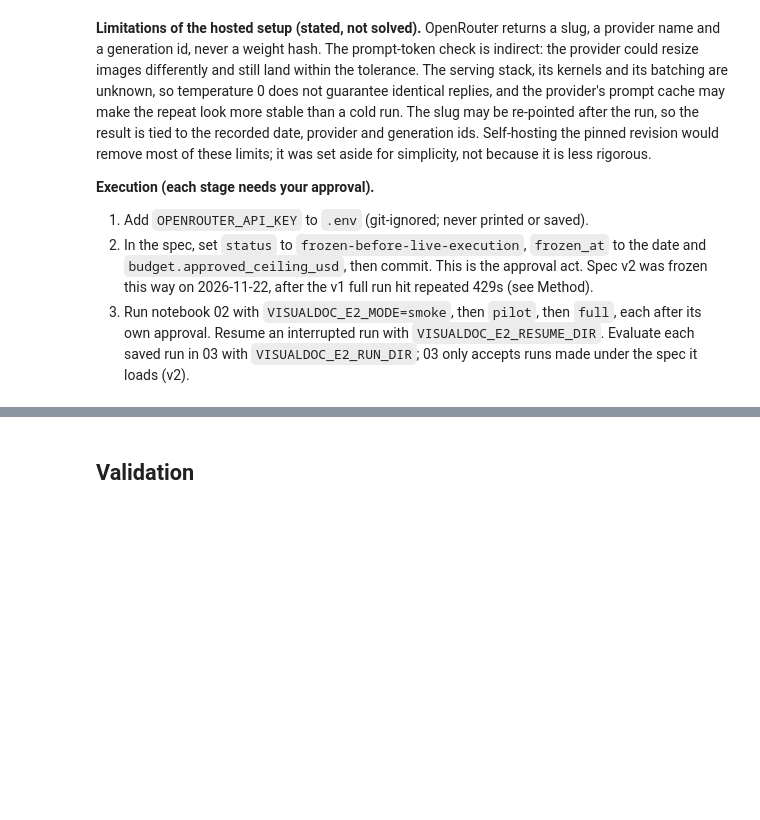
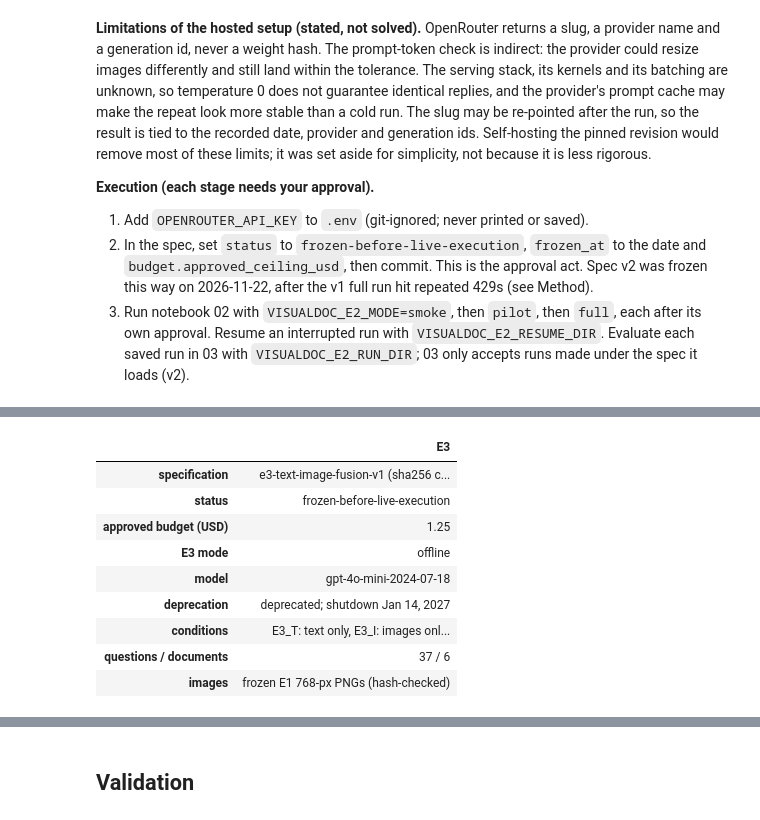
Before and after one commit to ROUSenghak/Multimodal-Document-Intelligence, a Jupyter notebook: notebooks/02_question_answering.ipynb, the cells around one changed output, grey strips where cells are left out. Drawn from its saved outputs; the diff is of its cells as text; code cells hidden in the pictures; blank space fills up the shorter version.

```diff
--- a/notebooks/02_question_answering.ipynb
+++ b/notebooks/02_question_answering.ipynb
@@ -2901,0 +2961,68 @@ Planned calls: smoke 2, pilot 18, full 113. Spec status: 'frozen-before-live-exe
+# %%
+# E3 configuration: read from the tracked specification only. Nothing here depends on an E3 outcome.
+E3_SPEC_PATH = PROJECT_ROOT / "experiments" / "specs" / "e3_text_image_fusion_v1.json"
+assert E3_SPEC_PATH.is_file(), "E3 specification missing: experiments/specs/e3_text_image_fusion_v1.json"
+E3_SPEC_BYTES = E3_SPEC_PATH.read_bytes()
+E3_SPEC_SHA256 = hashlib.sha256(E3_SPEC_BYTES).hexdigest()
+E3_SPEC = json.loads(E3_SPEC_BYTES)
+E3_MODE = os.getenv("VISUALDOC_E3_MODE", "offline")
+assert E3_MODE in {"offline", "smoke", "pilot", "full"}, "VISUALDOC_E3_MODE must be offline, smoke, pilot or full"
+E3_FROZEN_SPEC = E3_SPEC["status"] == "frozen-before-live-execution"
+E3_MODEL, E3_PROMPT, E3_EXECUTION, E3_POPULATION = (E3_SPEC[key] for key in ("model", "prompt", "execution", "population"))
+E3_PARAMETERS = E3_SPEC["generation"]["request_parameters"]
+E3_PROCESSED_DIR = PROCESSED_DIR / "e3"
+E3_PROCESSED_DIR.mkdir(parents=True, exist_ok=True)
+E3_RUNS_DIR = PROJECT_ROOT / "experiments" / "runs" / "e3"
+E3_FROZEN_DIR = PROJECT_ROOT / "experiments" / "frozen" / "e3"  # filled only after an independently validated full run, never by this notebook
+
+# The frozen E1 run supplies the 768-px image hashes and GPT-4o-mini's repeat margin: check its bytes before using any of it.
+E3_E1_RUN = PROJECT_ROOT / E3_SPEC["comparator_files"]["frozen_e1_run_dir"]
+assert E3_E1_RUN.is_dir(), f"Frozen E1 run missing: {E3_E1_RUN}. Restore experiments/frozen/e1/ from git."
+for name, digest in E3_SPEC["comparator_files"]["frozen_e1_file_sha256"].items():
+    assert hashlib.sha256((E3_E1_RUN / name).read_bytes()).hexdigest() == digest, f"frozen E1 file changed: {name}"
+assert E3_SPEC["comparator_files"]["e1_spec_sha256"] == E1_SPEC_SHA256
+
+# Same population, pilot, smoke question, subgroup and documents as E1 and E2.
+E3_QIDS = E3_POPULATION["matched_qids"]
+assert E3_QIDS == E1_SPEC["population"]["matched_qids"] == E2_SPEC["population"]["matched_qids"] == matched_qids
+assert E3_POPULATION["excluded_context_qids"] == E1_SPEC["population"]["excluded_context_qids"]
+assert E3_POPULATION["documents"] == E1_SPEC["population"]["documents"]
+assert E3_EXECUTION["technical_smoke_qid"] == E1_SPEC["technical_smoke"]["qid"] and E3_EXECUTION["pilot_qids"] == E1_SPEC["pilot"]["qids"]
+assert E3_SPEC["subgroups_preregistered"]["visual_reading_qids"] == E1_SPEC["visual_reading_subgroup"]["qids"]
+assert e1_by_qid.loc[E3_QIDS, "answerable"].all(), "E3 holds answerable questions only"
+
+# Same model, image detail, generation parameters and prices as every GPT-4o-mini request of E0-E2.
+assert E3_MODEL["requested_snapshot"] == E1_SPEC["model"]["requested_snapshot"] == SETTINGS["model_name"]
+assert E3_MODEL["image_detail"] == SETTINGS["image_detail"] == E1_SPEC["model"]["image_detail"]
+assert E3_PARAMETERS == {"temperature": SETTINGS["temperature"], "max_completion_tokens": SETTINGS["max_output_tokens"],
+                         "response_format": {"type": "json_object"}}
+assert E3_MODEL["context_window_tokens"] == SETTINGS["context_window_tokens"]
+assert (E3_MODEL["input_usd_per_1m_tokens"], E3_MODEL["output_usd_per_1m_tokens"]) == (
+    SETTINGS["price_usd_per_1m_input_tokens"], SETTINGS["price_usd_per_1m_output_tokens"])
+assert {mode: spec["generations"] for mode, spec in E3_EXECUTION["modes"].items()} == {"offline": 0, "smoke": 3, "pilot": 27, "full": 151}
+
+E3_CONDITIONS = {name: condition["label"] for name, condition in E3_SPEC["design"]["conditions"].items()}
+assert list(E3_CONDITIONS) == ["E3_T", "E3_I", "E3_IT"]
+
+display(pd.Series({
+    "specification": f"{E3_SPEC['spec_id']} (sha256 {E3_SPEC_SHA256[:12]})",
+    "status": E3_SPEC["status"],
+    "approved budget (USD)": str(E3_SPEC["budget"]["approved_ceiling_usd"]),
+    "E3 mode": E3_MODE,
+    "model": E3_MODEL["requested_snapshot"],
+    "deprecation": E3_MODEL["deprecation"].split(" (")[0],
+    "conditions": ", ".join(f"{k}: {v}" for k, v in E3_CONDITIONS.items()),
+    "questions / documents": f"{len(E3_QIDS)} / {len(E3_POPULATION['documents'])}",
+    "images": "frozen E1 768-px PNGs (hash-checked)",
+}, name="E3").to_frame())
+# %% [output]
+|  | E3 |
+| specification | e3-text-image-fusion-v1 (sha256 c... |
+| status | frozen-before-live-execution |
+| approved budget (USD) | 1.25 |
+| E3 mode | offline |
+| model | gpt-4o-mini-2024-07-18 |
+| deprecation | deprecated; shutdown Jan 14, 2027 |
+| conditions | E3_T: text only, E3_I: images onl... |
+| questions / documents | 37 / 6 |
+| images | frozen E1 768-px PNGs (hash-checked) |
```
Also changed, not shown: parts of 11 cells of this notebook, 4 other files.
